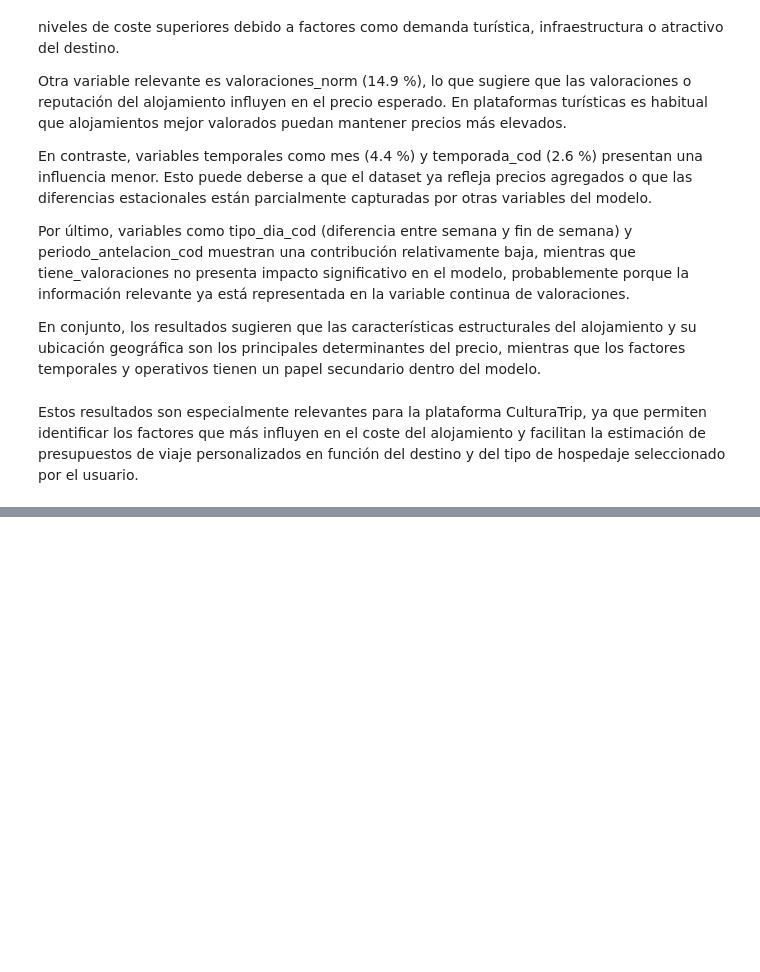
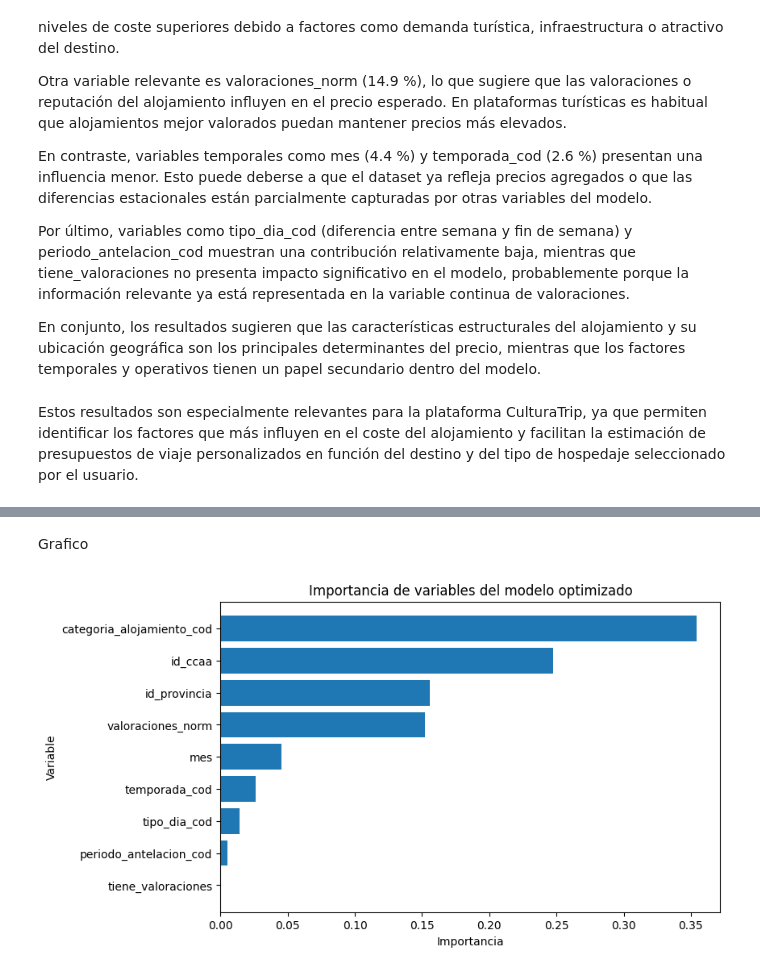
Before and after one commit to moralesvegaandrea-star/CulturaTrip.v2, a Jupyter notebook: Notebook/ML_Model/ML_Alojamiento.ipynb, the cells around one changed output, grey strips where cells are left out. Cells and saved outputs as stored; diff of their text form; code cells hidden in the pictures; blank space fills up the shorter version.

```diff
--- a/Notebook/ML_Model/ML_Alojamiento.ipynb
+++ b/Notebook/ML_Model/ML_Alojamiento.ipynb
@@ -368,0 +516,9 @@ Finalmente, se valida el valor práctico del modelo mediante una simulación de
+# %%
+best_model = grid_search.best_estimator_
+
+importancias = pd.DataFrame({
+    "variable": features,
+    "importancia": best_model.feature_importances_
+}).sort_values(by="importancia", ascending=False)
+
+display(importancias)
@@ -368,0 +536,12 @@ Finalmente, se valida el valor práctico del modelo mediante una simulación de
+# %% [markdown]
+Grafico
+# %%
+plt.figure(figsize=(8, 5))
+plt.barh(importancias["variable"], importancias["importancia"])
+plt.gca().invert_yaxis()
+plt.title("Importancia de variables del modelo optimizado")
+plt.xlabel("Importancia")
+plt.ylabel("Variable")
+plt.show()
+# %% [output]
+[figure, added]
```
Also changed, not shown: parts of 48 cells of this notebook, 10 other files.
